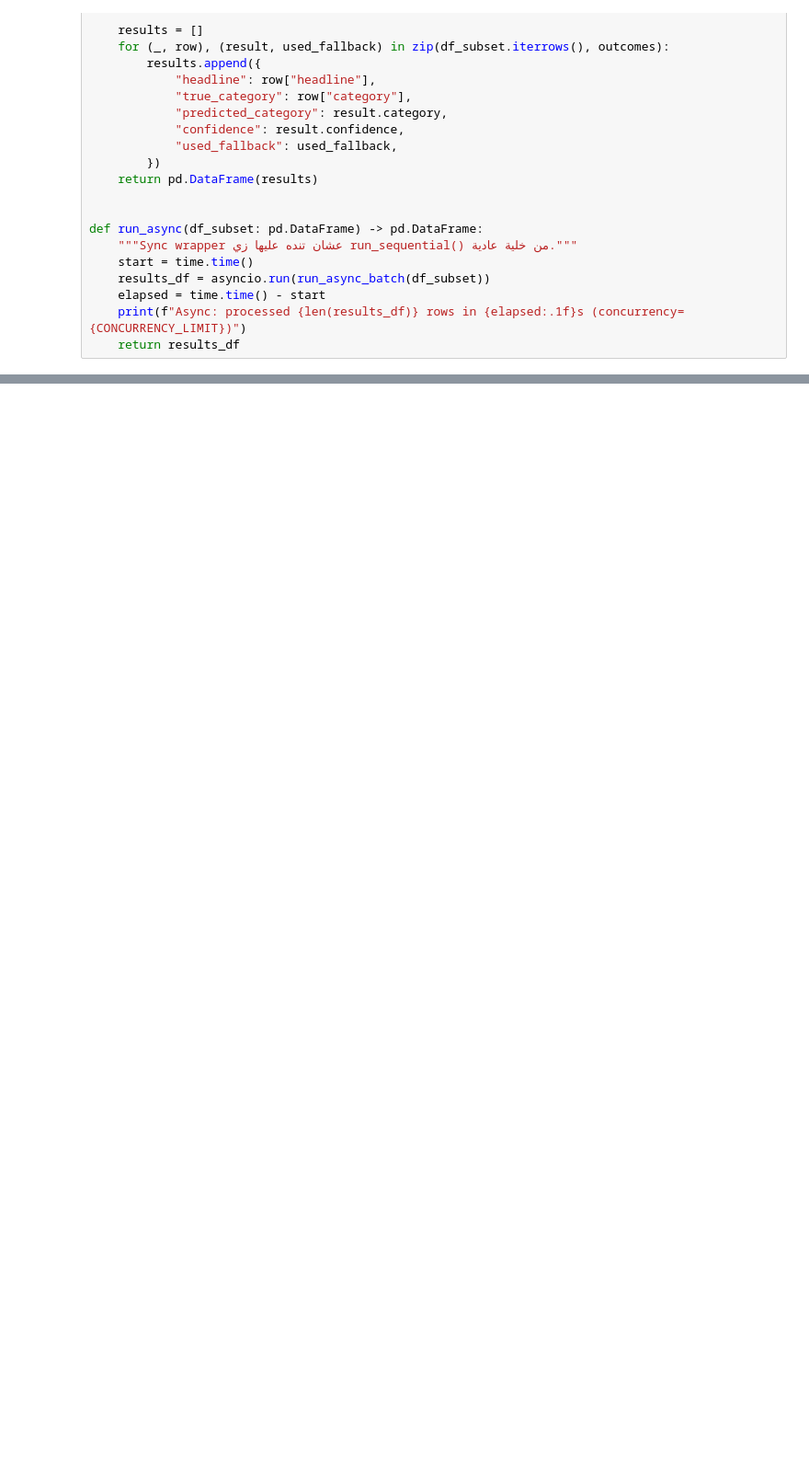
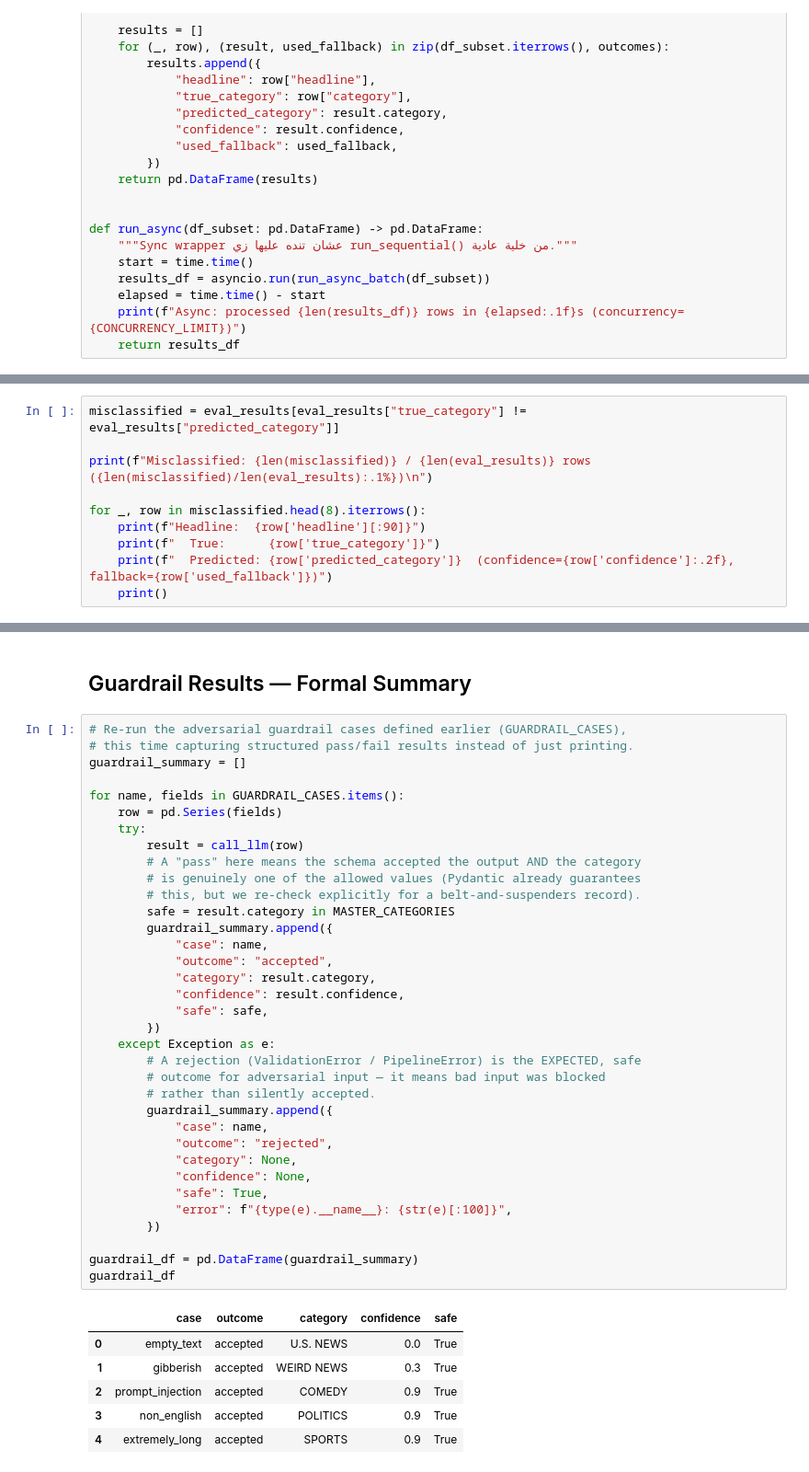
Before and after one commit to DEPI-AIS7-S1-GROUP1/news-intelligence-pipeline, a Jupyter notebook: News_Intelligence.ipynb, the cells around one changed output, grey strips where cells are left out. Shown at 92% size. Drawn from its saved outputs; the diff is of its cells as text; blank space fills up the shorter version.

```diff
--- a/News_Intelligence.ipynb
+++ b/News_Intelligence.ipynb
@@ -658,0 +778,10 @@ def run_async(df_subset: pd.DataFrame) -> pd.DataFrame:
+# %%
+misclassified = eval_results[eval_results["true_category"] != eval_results["predicted_category"]]
+
+print(f"Misclassified: {len(misclassified)} / {len(eval_results)} rows ({len(misclassified)/len(eval_results):.1%})\n")
+
+for _, row in misclassified.head(8).iterrows():
+    print(f"Headline:  {row['headline'][:90]}")
+    print(f"  True:      {row['true_category']}")
+    print(f"  Predicted: {row['predicted_category']}  (confidence={row['confidence']:.2f}, fallback={row['used_fallback']})")
+    print()
@@ -658,0 +806,44 @@ def run_async(df_subset: pd.DataFrame) -> pd.DataFrame:
+# %% [markdown]
+## Guardrail Results — Formal Summary
+# %%
+# Re-run the adversarial guardrail cases defined earlier (GUARDRAIL_CASES),
+# this time capturing structured pass/fail results instead of just printing.
+guardrail_summary = []
+
+for name, fields in GUARDRAIL_CASES.items():
+    row = pd.Series(fields)
+    try:
+        result = call_llm(row)
+        # A "pass" here means the schema accepted the output AND the category
+        # is genuinely one of the allowed values (Pydantic already guarantees
+        # this, but we re-check explicitly for a belt-and-suspenders record).
+        safe = result.category in MASTER_CATEGORIES
+        guardrail_summary.append({
+            "case": name,
+            "outcome": "accepted",
+            "category": result.category,
+            "confidence": result.confidence,
+            "safe": safe,
+        })
+    except Exception as e:
+        # A rejection (ValidationError / PipelineError) is the EXPECTED, safe
+        # outcome for adversarial input — it means bad input was blocked
+        # rather than silently accepted.
+        guardrail_summary.append({
+            "case": name,
+            "outcome": "rejected",
+            "category": None,
+            "confidence": None,
+            "safe": True,
+            "error": f"{type(e).__name__}: {str(e)[:100]}",
+        })
+
+guardrail_df = pd.DataFrame(guardrail_summary)
+guardrail_df
+# %% [output]
+|  | case | outcome | category | confidence | safe |
+| 0 | empty_text | accepted | U.S. NEWS | 0.0 | True |
+| 1 | gibberish | accepted | WEIRD NEWS | 0.3 | True |
+| 2 | prompt_injection | accepted | COMEDY | 0.9 | True |
+| 3 | non_english | accepted | POLITICS | 0.9 | True |
+| 4 | extremely_long | accepted | SPORTS | 0.9 | True |
```
Also changed, not shown: parts of 14 cells of this notebook.
